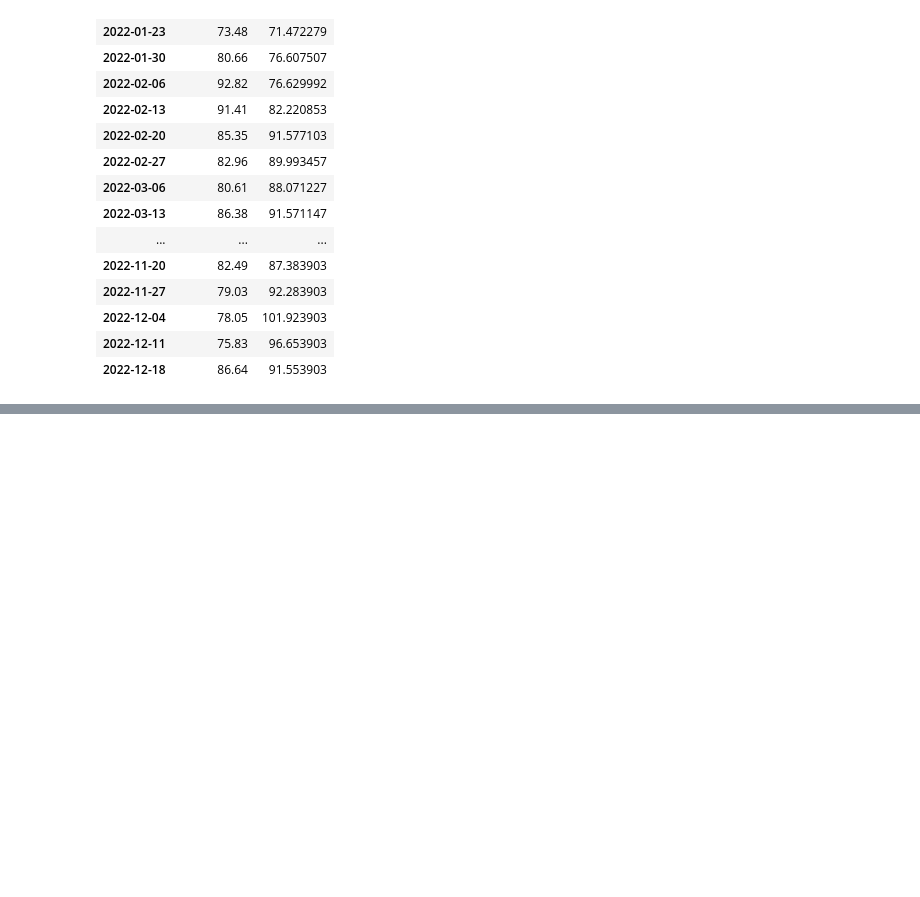
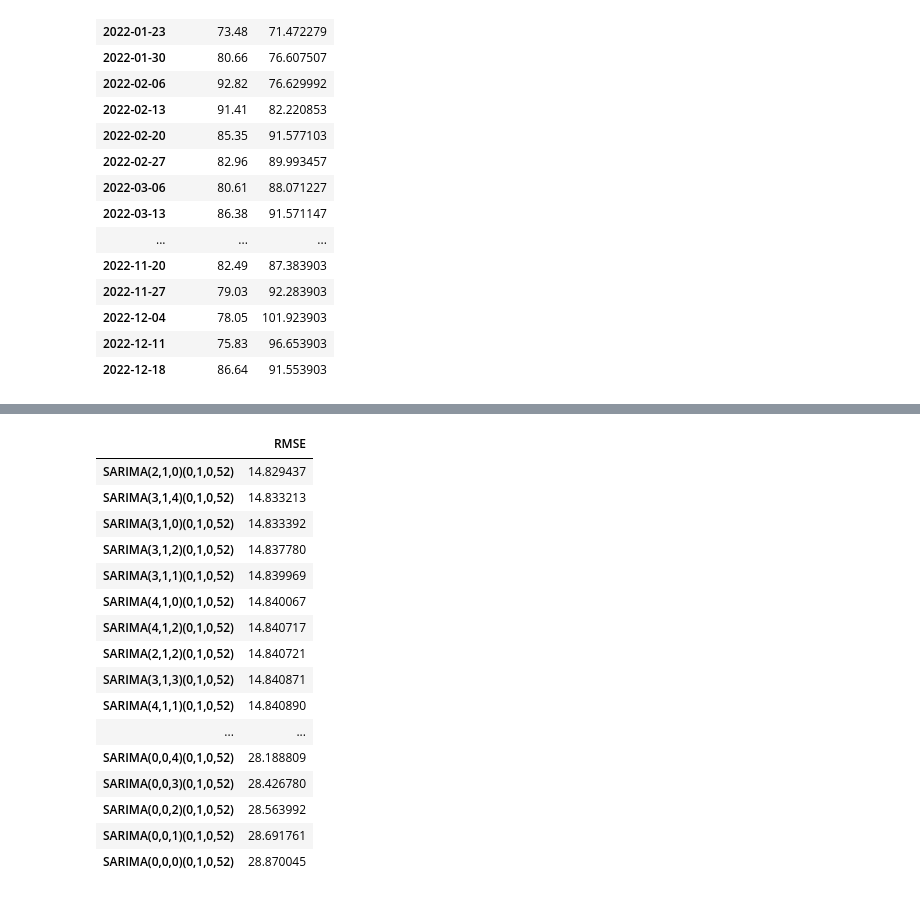
Before and after one commit to BachelorLaks/bachelor2023, a Jupyter notebook: data/ARIMA.ipynb, the cells around one changed output, grey strips where cells are left out. Drawn from its saved outputs; the diff is of its cells as text; code cells hidden in the pictures; blank space fills up the shorter version.

Commit message:
Some more SARIMA

```diff
--- a/data/ARIMA.ipynb
+++ b/data/ARIMA.ipynb
@@ -436,0 +455,37 @@ test_pred_df.head(20).style.to_latex('Figures/ARIMA/ForecastTable.tex', hrules=T
+# %%
+%%capture
+# Do the same but with SARIMA and seasonal_order of 52
+
+SARIMA_RMSE_df2 = pd.DataFrame()
+
+for p in range(0, 5):
+    for d in range(0, 2):
+        for q in range(0, 5):
+            try:
+                SARIMAX_model = SARIMAX(train, order=(p,d,q), seasonal_order=(0,1,0,52))
+                SARIMAX_fit = SARIMAX_model.fit(disp=False)
+                SARIMAX_forecasts = SARIMAX_fit.forecast(50)
+                RMSE = np.sqrt(metrics.mean_squared_error(test, SARIMAX_forecasts))
+                SARIMA_RMSE_df2 = SARIMA_RMSE_df2.append(pd.DataFrame({'RMSE':[RMSE]}, index=['SARIMA('+str(p)+','+str(d)+','+str(q)+')(0,1,0,52)']));
+            except:
+                continue;
+# %%
+SARIMA_RMSE_df2.sort_values(by=['RMSE'], ascending=True)
+# %% [output]
+|  | RMSE |
+| SARIMA(2,1,0)(0,1,0,52) | 14.829437 |
+| SARIMA(3,1,4)(0,1,0,52) | 14.833213 |
+| SARIMA(3,1,0)(0,1,0,52) | 14.833392 |
+| SARIMA(3,1,2)(0,1,0,52) | 14.837780 |
+| SARIMA(3,1,1)(0,1,0,52) | 14.839969 |
+| SARIMA(4,1,0)(0,1,0,52) | 14.840067 |
+| SARIMA(4,1,2)(0,1,0,52) | 14.840717 |
+| SARIMA(2,1,2)(0,1,0,52) | 14.840721 |
+| SARIMA(3,1,3)(0,1,0,52) | 14.840871 |
+| SARIMA(4,1,1)(0,1,0,52) | 14.840890 |
+| ... | ... |
+| SARIMA(0,0,4)(0,1,0,52) | 28.188809 |
+| SARIMA(0,0,3)(0,1,0,52) | 28.426780 |
+| SARIMA(0,0,2)(0,1,0,52) | 28.563992 |
+| SARIMA(0,0,1)(0,1,0,52) | 28.691761 |
+| SARIMA(0,0,0)(0,1,0,52) | 28.870045 |
```
Also changed, not shown: parts of 7 cells of this notebook.
